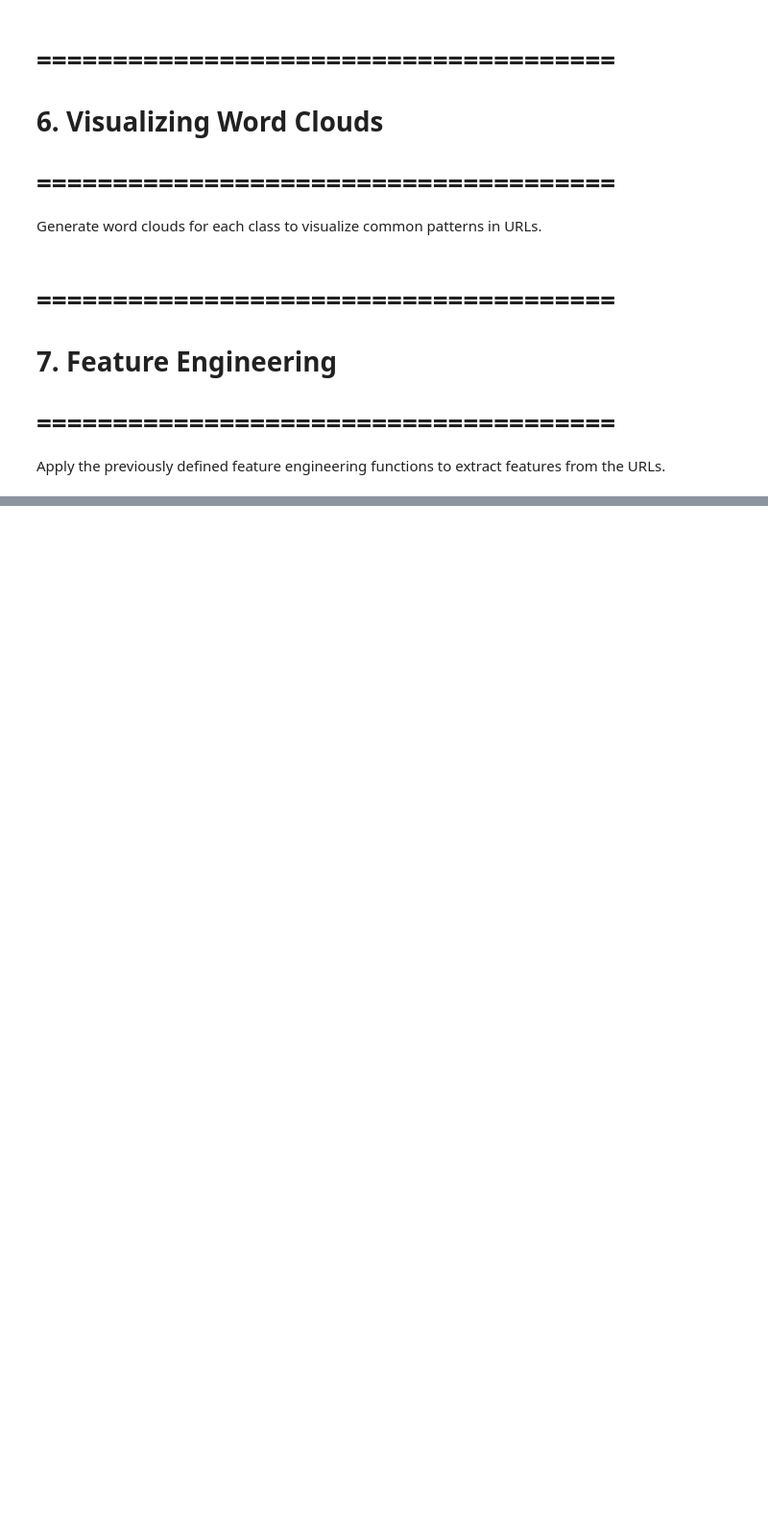
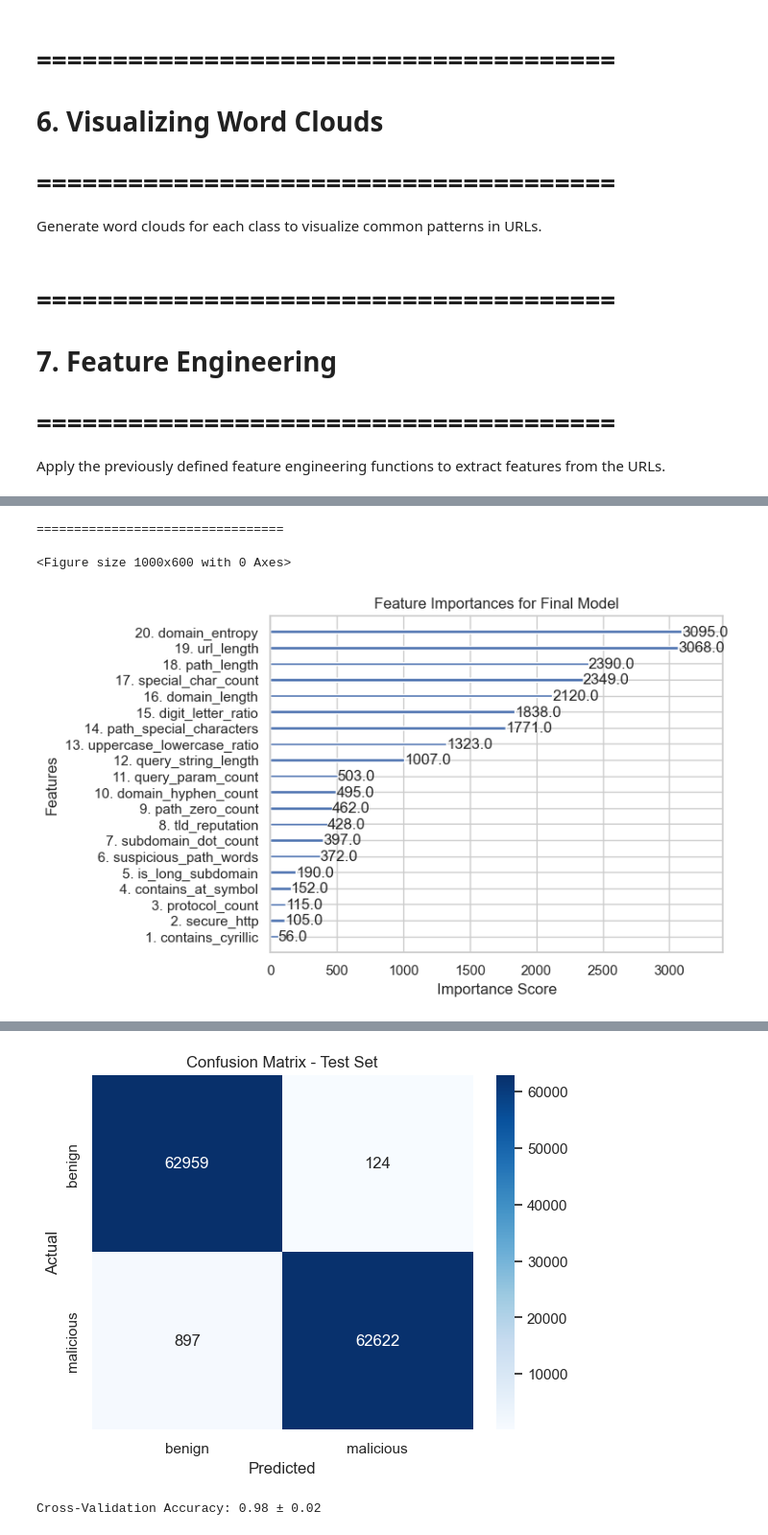
Before and after one commit to danyawn/url-classification-xgboost, a Jupyter notebook: sidang-app.notebook.ipynb, the cells around one changed output, grey strips where cells are left out. Shown at 96% size. Cells and saved outputs as stored; diff of their text form; code cells hidden in the pictures; blank space fills up the shorter version.

```diff
--- a/sidang-app.notebook.ipynb
+++ b/sidang-app.notebook.ipynb
@@ -729,0 +1145,73 @@ plt.show()
+# %%
+# Feature Importances for Final Model
+print('=================================')
+plt.figure(figsize=(10, 6))
+plot_importance(final_xgb, importance_type='weight', max_num_features=40)
+plt.title('Feature Importances for Final Model')
+plt.xlabel('Importance Score')
+plt.ylabel('Features')
+
+# Add numbering to features
+ax = plt.gca()
+labels = [item.get_text() for item in ax.get_yticklabels()]
+ax.set_yticklabels([f"{i+1}. {label}" for i, label in enumerate(labels)])
+
+plt.show()
+
+# Evaluate the final model on training set
+y_train_pred = final_xgb.predict(X_train)
+print("\nTraining Set Classification Report:")
+print(metrics.classification_report(y_train, y_train_pred))
+
+# Evaluate the final model on test set
+y_test_pred = final_xgb.predict(X_test)
+print("\nTest Set Classification Report:")
+print(metrics.classification_report(y_test, y_test_pred))
+
+# Confusion Matrix for Test Set
+cm_test = metrics.confusion_matrix(y_test, y_test_pred)
+sns.heatmap(cm_test, annot=True, fmt='d', cmap='Blues',
+            xticklabels=label_encoder.classes_, yticklabels=label_encoder.classes_)
+plt.title("Confusion Matrix - Test Set")
+plt.xlabel("Predicted")
+plt.ylabel("Actual")
+plt.show()
+
+# Perform cross-validation to check consistency
+cv_scores = cross_val_score(final_xgb, X_encoded, y_encoded, cv=8, scoring='accuracy')
+print(f"\nCross-Validation Accuracy: {cv_scores.mean():.2f} ± {cv_scores.std():.2f}")
+plt.figure(figsize=(8, 6))
+plt.bar(range(1, len(cv_scores) + 1), cv_scores, color='skyblue', alpha=0.7)
+plt.title('Cross-Validation Accuracy per Fold')
+plt.xlabel('Fold')
+plt.ylabel('Accuracy')
+plt.ylim(0.8, 1.0)
+plt.show()
+
+# ROC Curve for Training and Test Sets
+from sklearn.metrics import roc_curve, roc_auc_score
+
+# Training set
+y_train_proba = final_xgb.predict_proba(X_train)[:, 1]
+fpr_train, tpr_train, _ = roc_curve(y_train, y_train_proba)
+auc_train = roc_auc_score(y_train, y_train_proba)
+
+# Test set
+y_test_proba = final_xgb.predict_proba(X_test)[:, 1]
+fpr_test, tpr_test, _ = roc_curve(y_test, y_test_proba)
+auc_test = roc_auc_score(y_test, y_test_proba)
+
+# Plot ROC Curves
+plt.figure(figsize=(8, 6))
+plt.plot(fpr_train, tpr_train, label=f"Training Set AUC = {auc_train:.2f}")
+plt.plot(fpr_test, tpr_test, label=f"Test Set AUC = {auc_test:.2f}", linestyle='--')
+plt.plot([0, 1], [0, 1], linestyle='--', color='gray')
+plt.xlabel("False Positive Rate")
+plt.ylabel("True Positive Rate")
+plt.title("ROC Curve (Training vs Test)")
+plt.legend()
+plt.show()
+# %% [output]
+=================================
+<Figure size 1000x600 with 0 Axes>
+[figure, added]
@@ -729,0 +1238,2 @@ plt.show()
+[figure, added]
+Cross-Validation Accuracy: 0.98 ± 0.02
```
Also changed, not shown: parts of 22 cells of this notebook, 15 other files.
